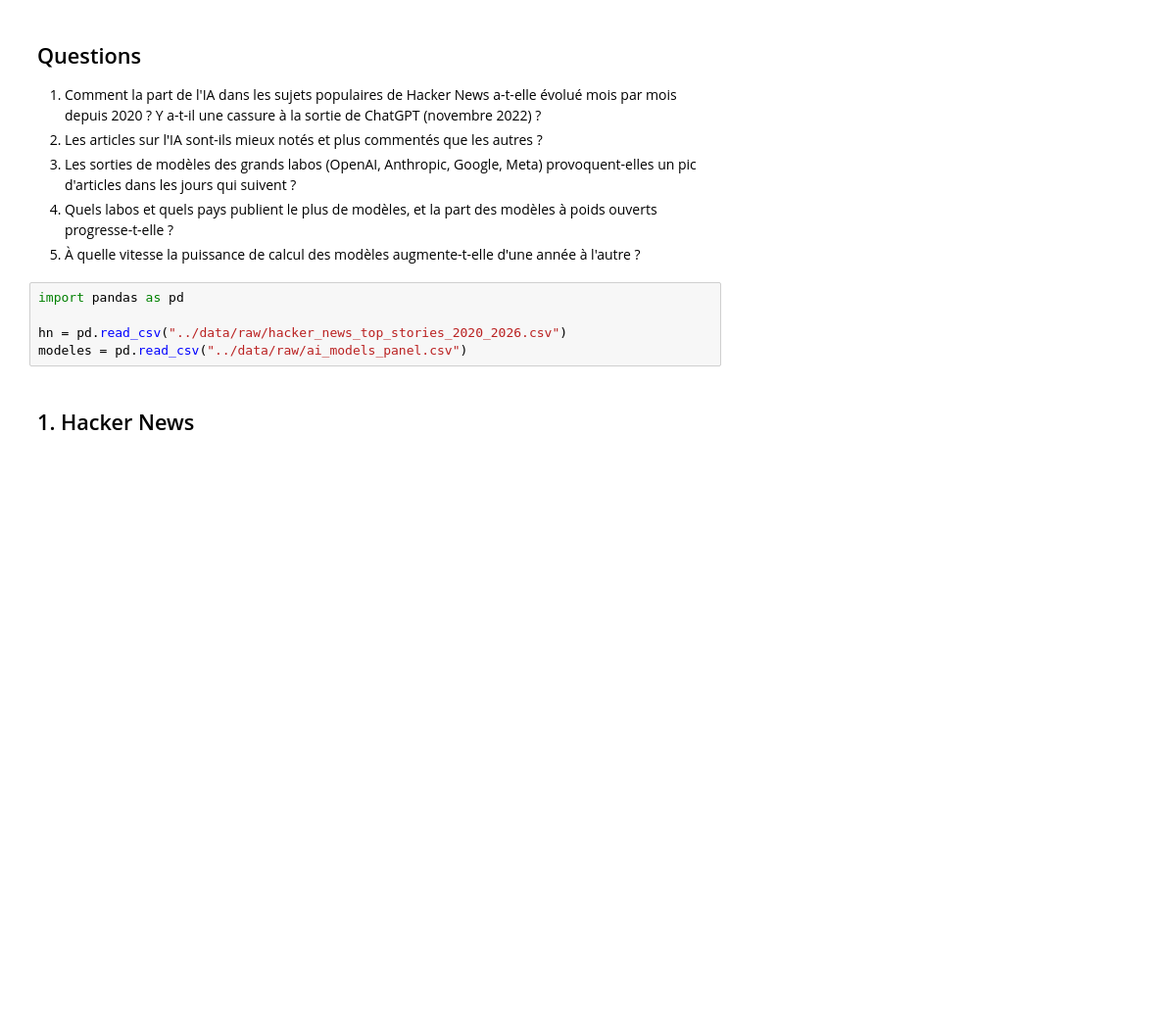
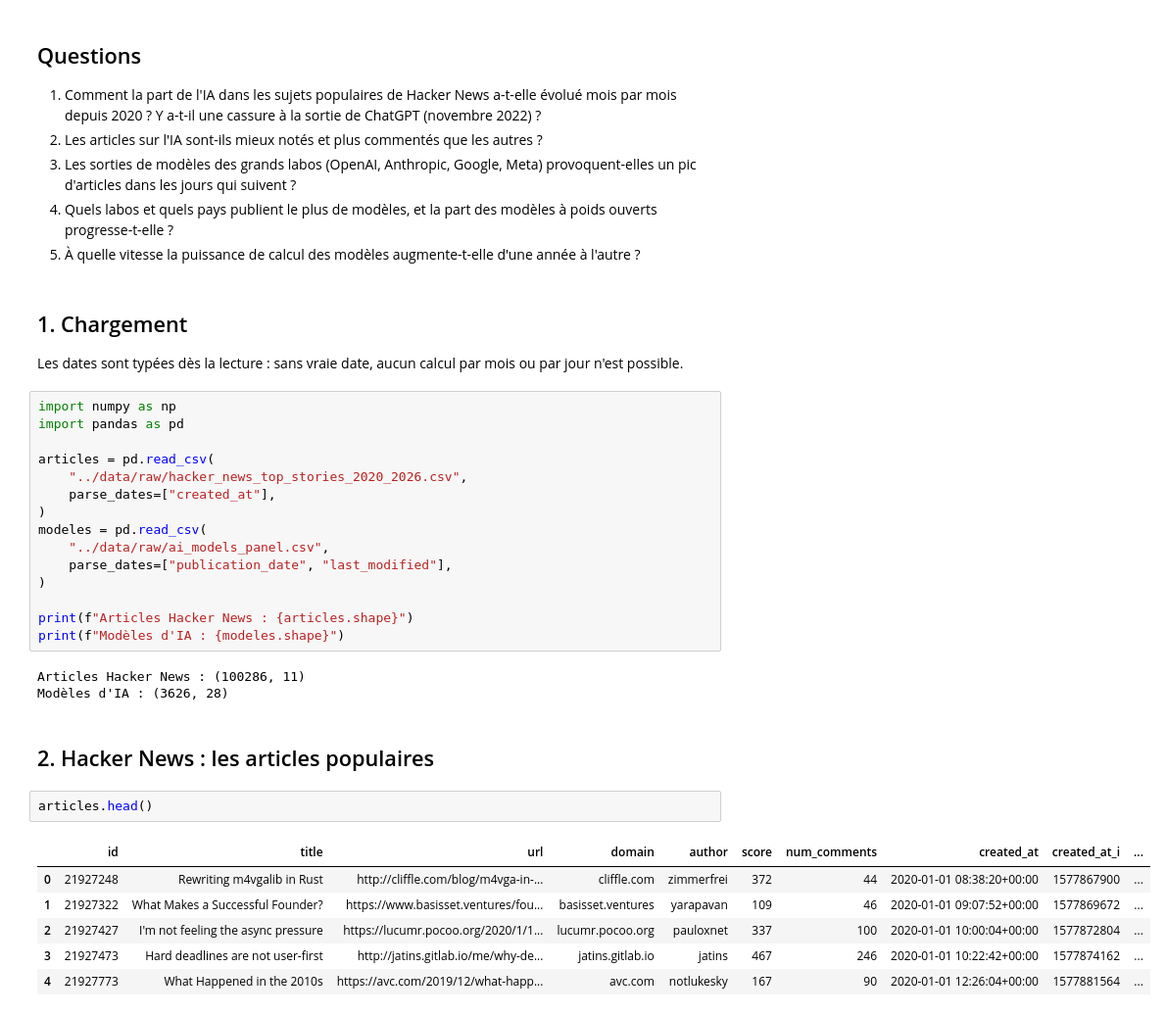
Before and after one commit to lounielyas709-stack/projet-analyse-de-donnes, a Jupyter notebook: notebooks/01_exploration.ipynb, the cells around one changed output. Shown at 98% size. Saved outputs shown, nothing was run; the diff lists cells and outputs as text; blank space fills up the shorter version.

```diff
--- a/notebooks/01_exploration.ipynb
+++ b/notebooks/01_exploration.ipynb
@@ -10,11 +10,37 @@ Chargement et inspection des deux jeux de données.
 3. Les sorties de modèles des grands labos (OpenAI, Anthropic, Google, Meta) provoquent-elles un pic d'articles dans les jours qui suivent ?
 4. Quels labos et quels pays publient le plus de modèles, et la part des modèles à poids ouverts progresse-t-elle ?
 5. À quelle vitesse la puissance de calcul des modèles augmente-t-elle d'une année à l'autre ?
+# %% [markdown]
+## 1. Chargement
+
+Les dates sont typées dès la lecture : sans vraie date, aucun calcul par mois ou par jour n'est possible.
 # %%
+import numpy as np
 import pandas as pd
 
-hn = pd.read_csv("../data/raw/hacker_news_top_stories_2020_2026.csv")
-modeles = pd.read_csv("../data/raw/ai_models_panel.csv")
+articles = pd.read_csv(
+    "../data/raw/hacker_news_top_stories_2020_2026.csv",
+    parse_dates=["created_at"],
+)
+modeles = pd.read_csv(
+    "../data/raw/ai_models_panel.csv",
+    parse_dates=["publication_date", "last_modified"],
+)
+
+print(f"Articles Hacker News : {articles.shape}")
+print(f"Modèles d'IA : {modeles.shape}")
+# %% [output]
+Articles Hacker News : (100286, 11)
+Modèles d'IA : (3626, 28)
 # %% [markdown]
-## 1. Hacker News
+## 2. Hacker News : les articles populaires
+# %%
+articles.head()
+# %% [output]
+|  | id | title | url | domain | author | score | num_comments | created_at | created_at_i | ... |
+| 0 | 21927248 | Rewriting m4vgalib in Rust | http://cliffle.com/blog/m4vga-in-... | cliffle.com | zimmerfrei | 372 | 44 | 2020-01-01 08:38:20+00:00 | 1577867900 | ... |
+| 1 | 21927322 | What Makes a Successful Founder? | https://www.basisset.ventures/fou... | basisset.ventures | yarapavan | 109 | 46 | 2020-01-01 09:07:52+00:00 | 1577869672 | ... |
+| 2 | 21927427 | I'm not feeling the async pressure | https://lucumr.pocoo.org/2020/1/1... | lucumr.pocoo.org | pauloxnet | 337 | 100 | 2020-01-01 10:00:04+00:00 | 1577872804 | ... |
+| 3 | 21927473 | Hard deadlines are not user-first | http://jatins.gitlab.io/me/why-de... | jatins.gitlab.io | jatins | 467 | 246 | 2020-01-01 10:22:42+00:00 | 1577874162 | ... |
+| 4 | 21927773 | What Happened in the 2010s | https://avc.com/2019/12/what-happ... | avc.com | notlukesky | 167 | 90 | 2020-01-01 12:26:04+00:00 | 1577881564 | ... |
 # %%
```
Also changed, not shown: parts of 43 cells of this notebook.
